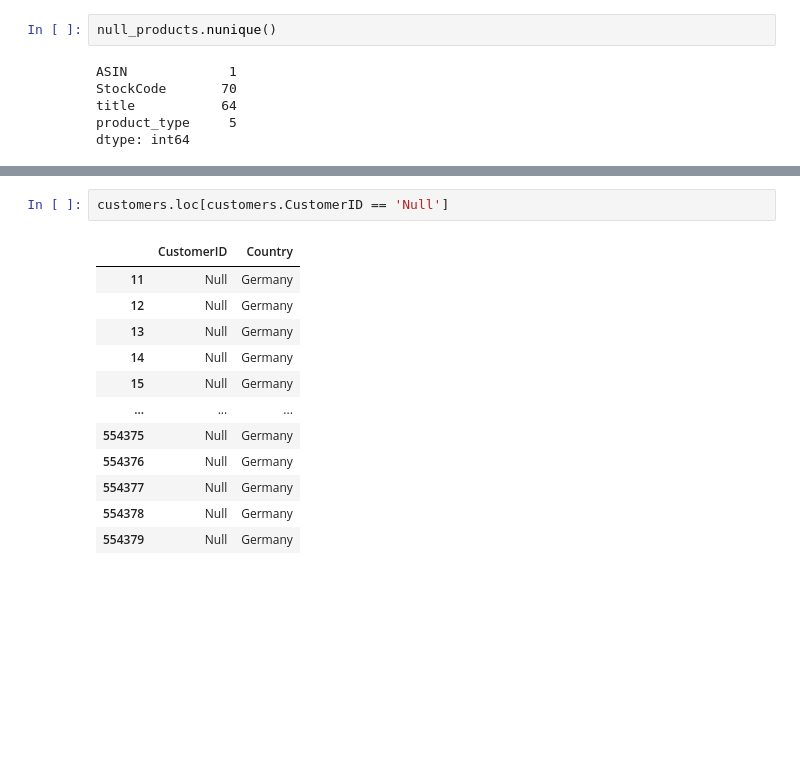
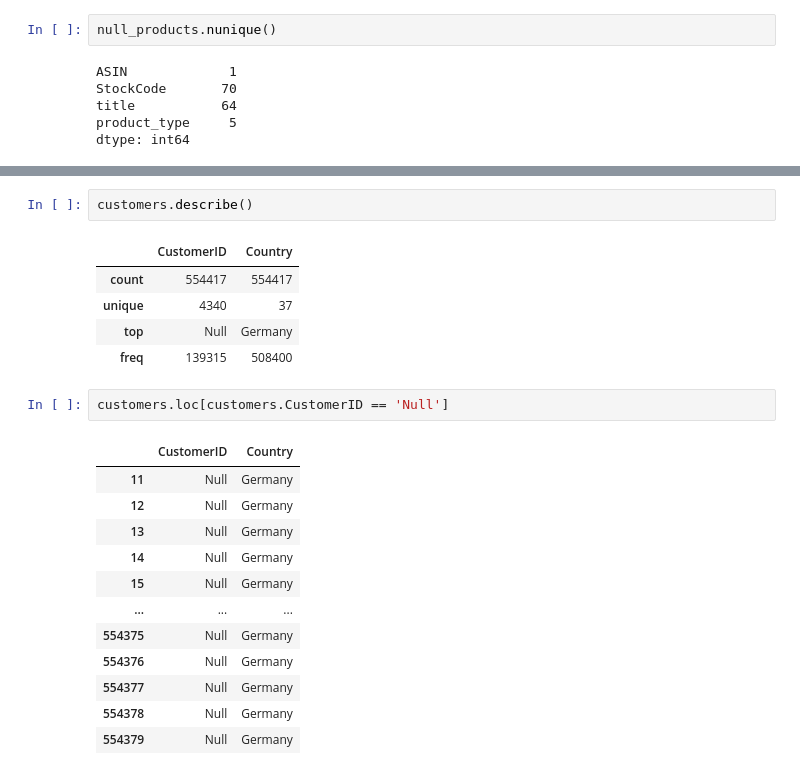
Before and after one commit to jmb-oddbook/ecom_project, a Jupyter notebook: read_in.ipynb, the cells around one changed output, grey strips where cells are left out. Drawn from its saved outputs; the diff is of its cells as text; blank space fills up the shorter version.

```diff
--- a/read_in.ipynb
+++ b/read_in.ipynb
@@ -78,3 +152,11 @@ The customers table contains a primary key already, but let's check for null val
+# %%
+customers.describe()
+# %% [output]
+|  | CustomerID | Country |
+| count | 554417 | 554417 |
+| unique | 4340 | 37 |
+| top | Null | Germany |
+| freq | 139315 | 508400 |
 # %%
 customers.loc[customers.CustomerID == 'Null']
 # %% [output]
```
Also changed, not shown: parts of 50 cells of this notebook, 4 other files.
